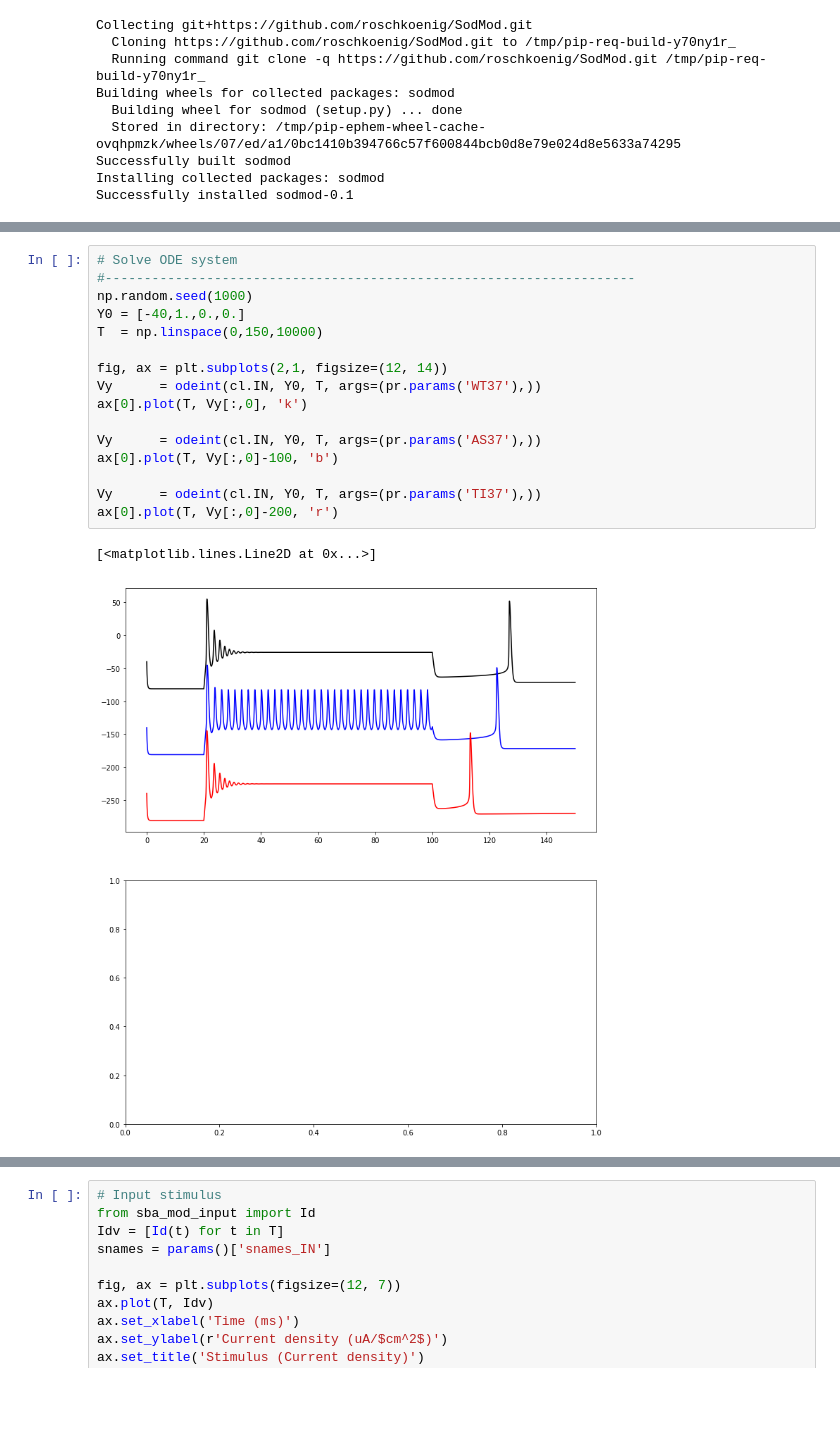
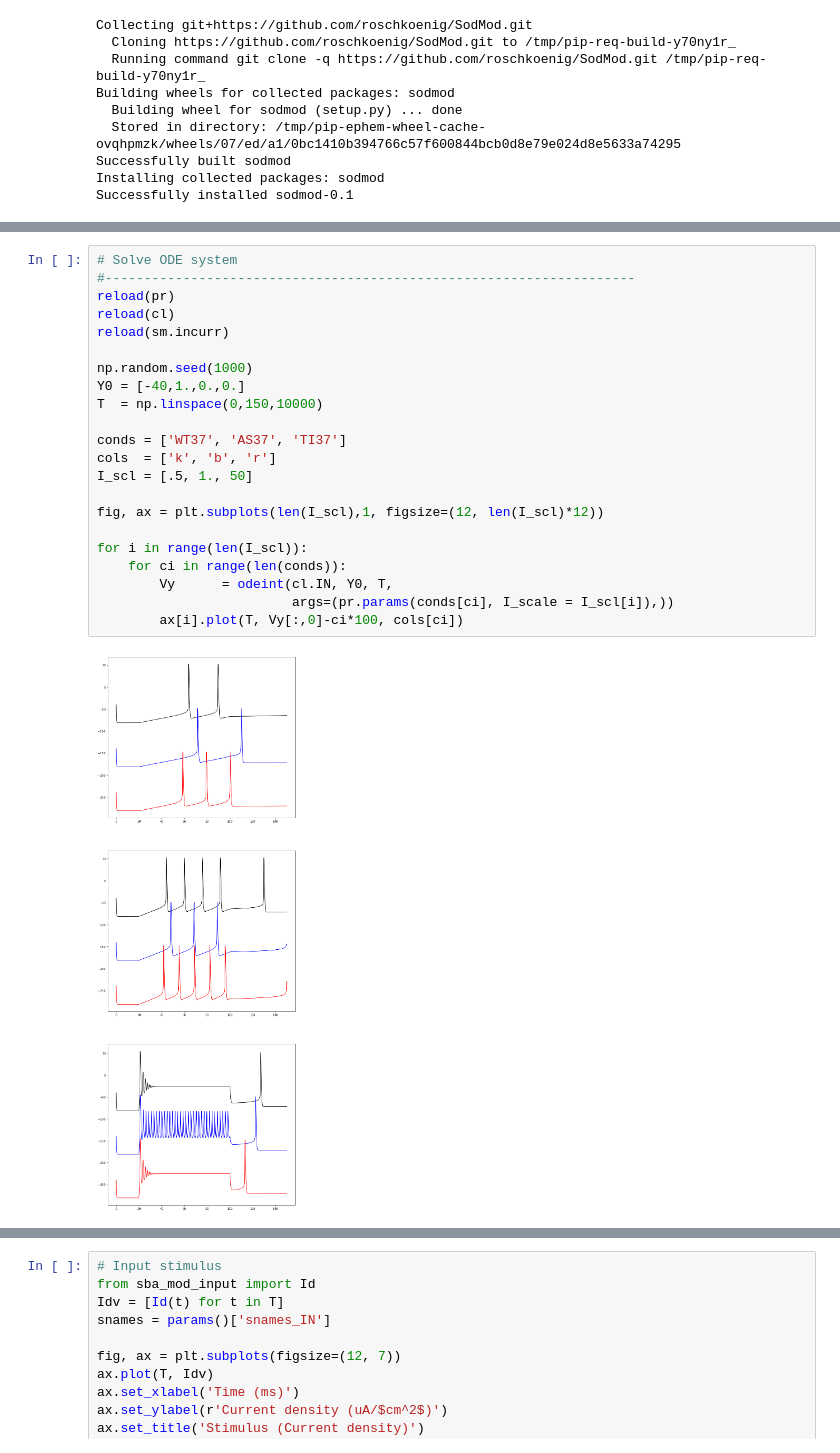
Before and after one commit to roschkoenig/SodMod, a Jupyter notebook: example_noteboks/SCN1A_Sims.ipynb, the cells around one changed output, grey strips where cells are left out. Saved outputs shown, nothing was run; the diff lists cells and outputs as text; blank space fills up the shorter version.

```diff
--- a/example_noteboks/SCN1A_Sims.ipynb
+++ b/example_noteboks/SCN1A_Sims.ipynb
@@ -67,19 +40,24 @@ NameError: name 'pr' is not defined
 # %%
 # Solve ODE system
 #--------------------------------------------------------------------
+reload(pr)
+reload(cl)
+reload(sm.incurr)
+
 np.random.seed(1000)
 Y0 = [-40,1.,0.,0.]
 T  = np.linspace(0,150,10000)
 
-fig, ax = plt.subplots(2,1, figsize=(12, 14))
-Vy      = odeint(cl.IN, Y0, T, args=(pr.params('WT37'),))
-ax[0].plot(T, Vy[:,0], 'k')
+conds = ['WT37', 'AS37', 'TI37']
+cols  = ['k', 'b', 'r']
+I_scl = [.5, 1., 50]
 
-Vy      = odeint(cl.IN, Y0, T, args=(pr.params('AS37'),))
-ax[0].plot(T, Vy[:,0]-100, 'b')
+fig, ax = plt.subplots(len(I_scl),1, figsize=(12, len(I_scl)*12))
 
-Vy      = odeint(cl.IN, Y0, T, args=(pr.params('TI37'),))
-ax[0].plot(T, Vy[:,0]-200, 'r')
+for i in range(len(I_scl)):
+    for ci in range(len(conds)):
+        Vy      = odeint(cl.IN, Y0, T,
+                         args=(pr.params(conds[ci], I_scale = I_scl[i]),))
+        ax[i].plot(T, Vy[:,0]-ci*100, cols[ci])
 # %% [output]
-[<matplotlib.lines.Line2D at 0x...>]
-[figure, old version]
+[figure, new version]
```
Also changed, not shown: parts of 4 cells of this notebook, 3 other files.
